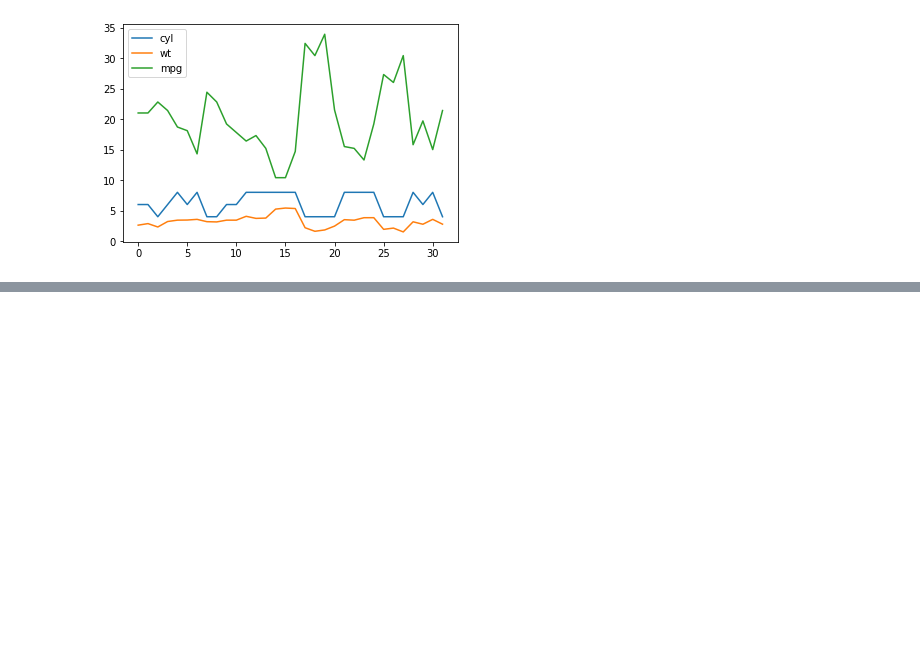
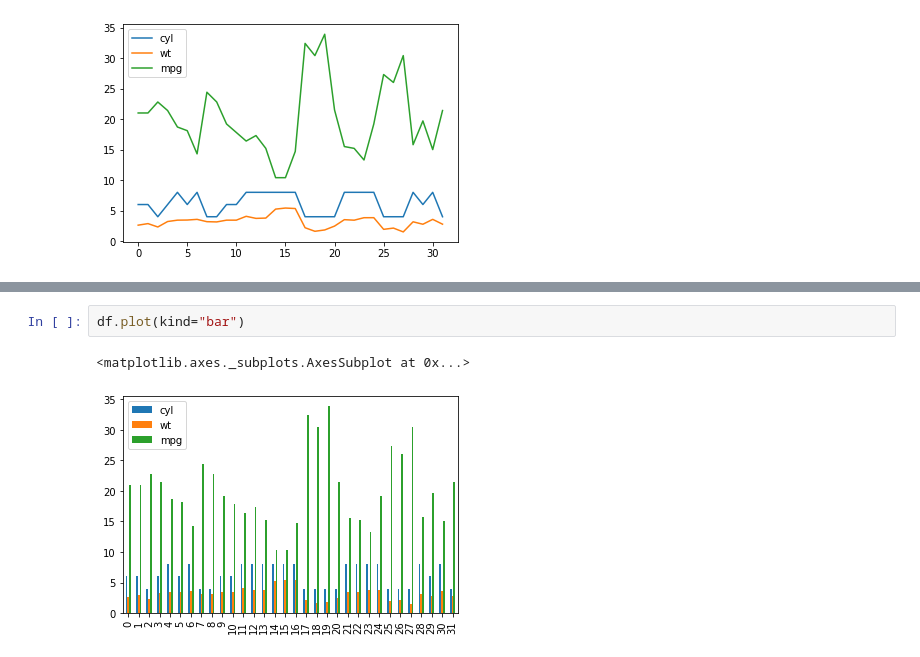
Before and after one commit to gofr1/jupyter-learning, a Jupyter notebook: data_science_basics/g-creating-standard-data-graphics.ipynb, the cells around one changed output, grey strips where cells are left out. Cells and saved outputs as stored; diff of their text form; blank space fills up the shorter version.

```diff
--- a/data_science_basics/g-creating-standard-data-graphics.ipynb
+++ b/data_science_basics/g-creating-standard-data-graphics.ipynb
@@ -42,0 +62,5 @@ df.plot()
+# %%
+df.plot(kind="bar")
+# %% [output]
+<matplotlib.axes._subplots.AxesSubplot at 0x...>
+[figure, added]
```
Also changed, not shown: parts of 5 cells of this notebook.
